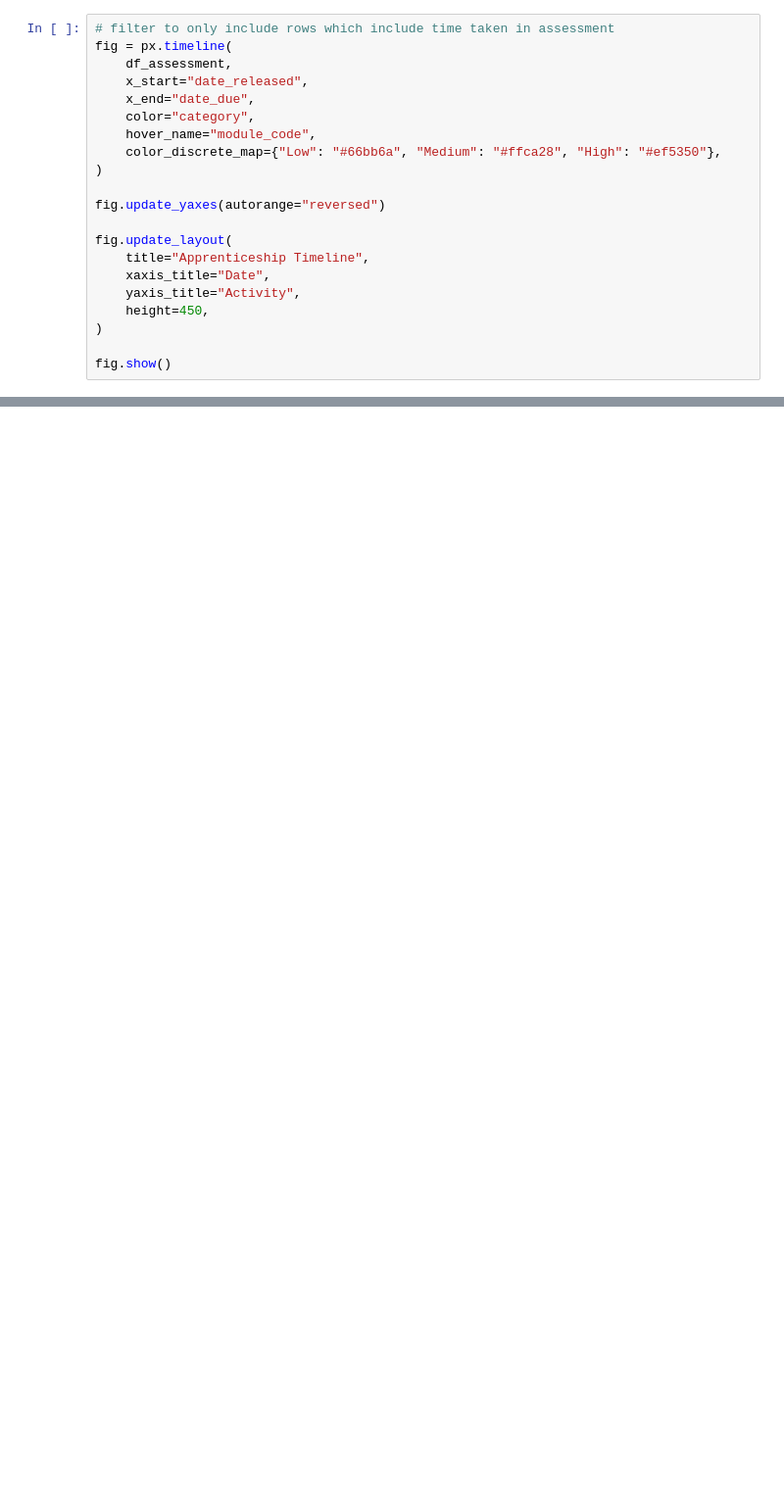
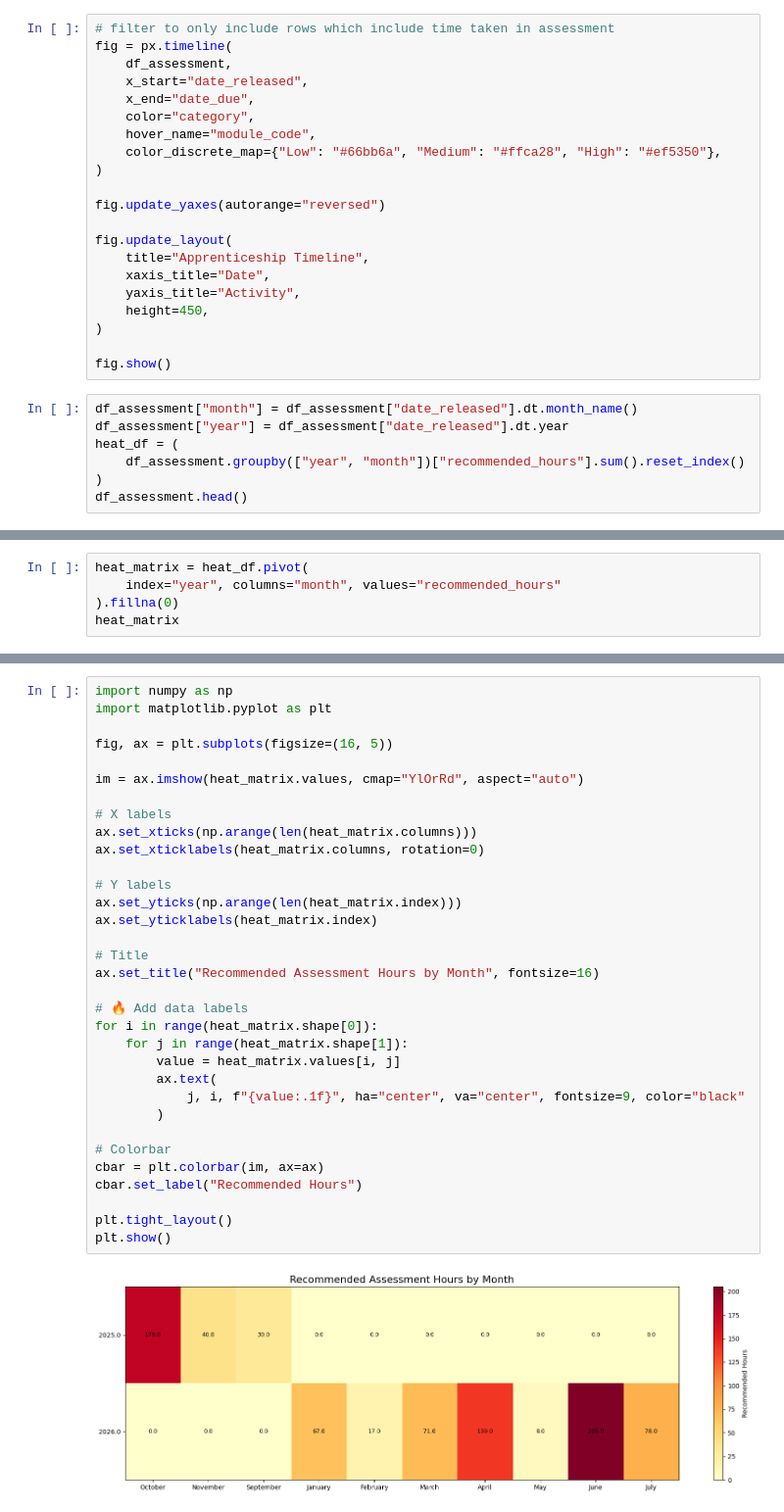
Before and after one commit to UoN-CS/2HOT2Hack, a Jupyter notebook: heatmap.ipynb, the cells around one changed output, grey strips where cells are left out. Shown at 98% size. Drawn from its saved outputs; the diff is of its cells as text; blank space fills up the shorter version.

```diff
--- a/heatmap.ipynb
+++ b/heatmap.ipynb
@@ -62,3 +62,10 @@ fig.update_layout(
 )
 
 fig.show()
+# %%
+df_assessment["month"] = df_assessment["date_released"].dt.month_name()
+df_assessment["year"] = df_assessment["date_released"].dt.year
+heat_df = (
+    df_assessment.groupby(["year", "month"])["recommended_hours"].sum().reset_index()
+)
+df_assessment.head()
@@ -64,0 +99,5 @@ fig.show()
+# %%
+heat_matrix = heat_df.pivot(
+    index="year", columns="month", values="recommended_hours"
+).fillna(0)
+heat_matrix
@@ -64,0 +109,35 @@ fig.show()
+# %%
+import numpy as np
+import matplotlib.pyplot as plt
+
+fig, ax = plt.subplots(figsize=(16, 5))
+
+im = ax.imshow(heat_matrix.values, cmap="YlOrRd", aspect="auto")
+
+# X labels
+ax.set_xticks(np.arange(len(heat_matrix.columns)))
+ax.set_xticklabels(heat_matrix.columns, rotation=0)
+
+# Y labels
+ax.set_yticks(np.arange(len(heat_matrix.index)))
+ax.set_yticklabels(heat_matrix.index)
+
+# Title
+ax.set_title("Recommended Assessment Hours by Month", fontsize=16)
+
+# 🔥 Add data labels
+for i in range(heat_matrix.shape[0]):
+    for j in range(heat_matrix.shape[1]):
+        value = heat_matrix.values[i, j]
+        ax.text(
+            j, i, f"{value:.1f}", ha="center", va="center", fontsize=9, color="black"
+        )
+
+# Colorbar
+cbar = plt.colorbar(im, ax=ax)
+cbar.set_label("Recommended Hours")
+
+plt.tight_layout()
+plt.show()
+# %% [output]
+[figure, added]
```
Also changed, not shown: parts of 10 cells of this notebook.
